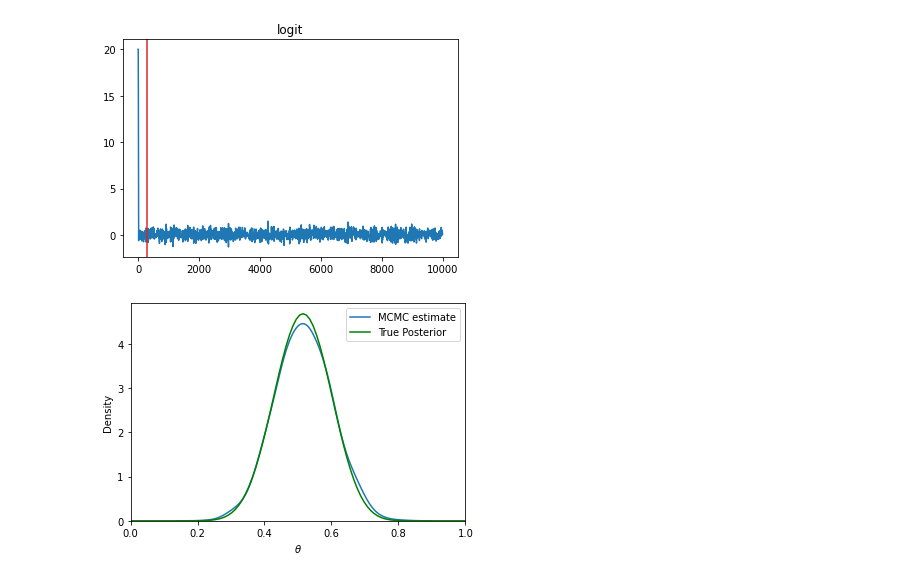
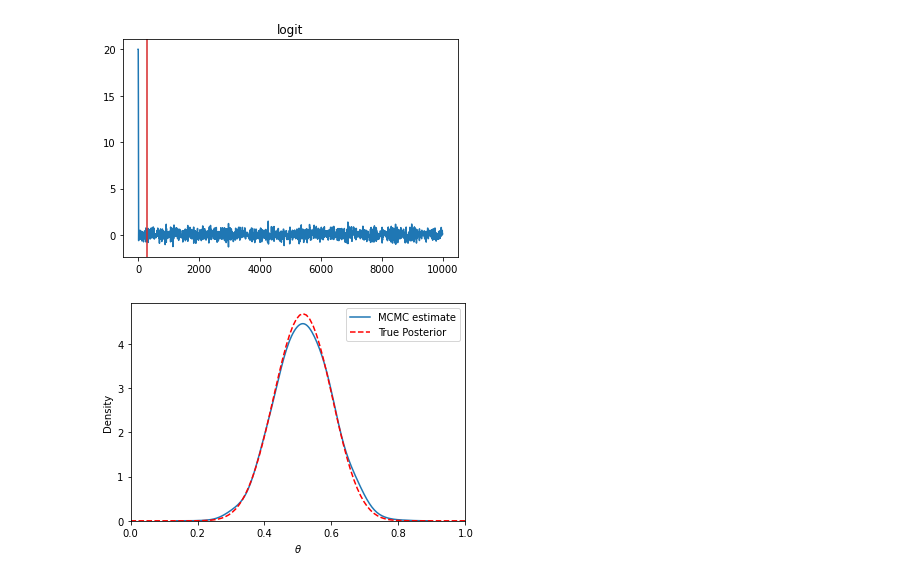
Before and after one commit to AnandShegde/pml_baselines, a Jupyter notebook: MCMC/Blackjax rmh for coin toss problem.ipynb, the cells around one changed output. Cells and saved outputs as stored; diff of their text form; code cells hidden in the pictures.

Commit message:
created coin toss in correct folder.

```diff
--- a/coin_toss/Blackjax rmh for coin toss problem.ipynb
+++ b/MCMC/Blackjax rmh for coin toss problem.ipynb
@@ -42,8 +37,16 @@ $\theta \sim Beta(\alpha,\beta)$
 <h2>Likelihood</h2>
 
 $x \sim Bernoulli(\theta)$
+# %%
+def get_data(file_name):
+    with open(file_name,'rb') as f:
+        all_data = pickle.load(f)
+    samples = all_data['samples']
+    alpha_prior = all_data['prior']['alpha']
+    beta_prior = all_data['prior']['beta']
+    return samples, alpha_prior, beta_prior
 # %%
-samples, alpha_prior , beta_prior = get_data("coin_toss")
+samples, alpha_prior , beta_prior = get_data("../data/coin_toss")
 samples = jnp.array(samples)
 # %% [output]
 WARNING:absl:No GPU/TPU found, falling back to CPU. (Set TF_CPP_MIN_LOG_LEVEL=0 and rerun for more info.)
@@ -122,30 +125,30 @@ plt.show()
 [figure]
 # %%
 import pickle
-with open("results/MCMC_BlackJAX","wb") as f:
+with open("../results/coin_toss/MCMC_BlackJAX","wb") as f:
     pickle.dump(jax.nn.sigmoid(states.position[300:,0]),f)
 # plt.hist(jax.nn.sigmoid(states.position[300:,0]),density=True,bins=20)
 # %%
 import seaborn as sns
 import matplotlib.pyplot as plt
-# plt.hist(jax.nn.sigmoid(states.position[300:,0]),density=True,bins=20)
+
 
 def plot_true_posterior():
-    samples,alpha_prior,beta_prior = get_data("coin_toss")
+    samples,alpha_prior,beta_prior = get_data("../data/coin_toss")
     x = jnp.linspace(0,1,100)
     one= jnp.sum(samples==1).astype('float32')
     zero= jnp.sum(samples==0).astype('float32')
     true_post_dist = tfd.Beta(alpha_prior+one,beta_prior+zero)
     true_post_pdf = true_post_dist.prob(x)
-    plt.plot(x,true_post_pdf,'g',label="True Posterior")
+    plt.plot(x,true_post_pdf,'r--',label="True Posterior")
     plt.xlabel(r"$\theta$")
     plt.legend()
     plt.xlim(0,1)
 
-with open("results/MCMC_BlackJAX",'rb') as f:
+with open("../results/coin_toss/MCMC_BlackJAX",'rb') as f:
     states = jnp.array(pickle.load(f))
 sns.kdeplot(states,bw_adjust=2,label="MCMC estimate")
 plot_true_posterior()
 plt.show()
 # %% [output]
-[figure, old version]
+[figure, new version]
```
Also changed, not shown: parts of 2 cells of this notebook, 1 other file.
